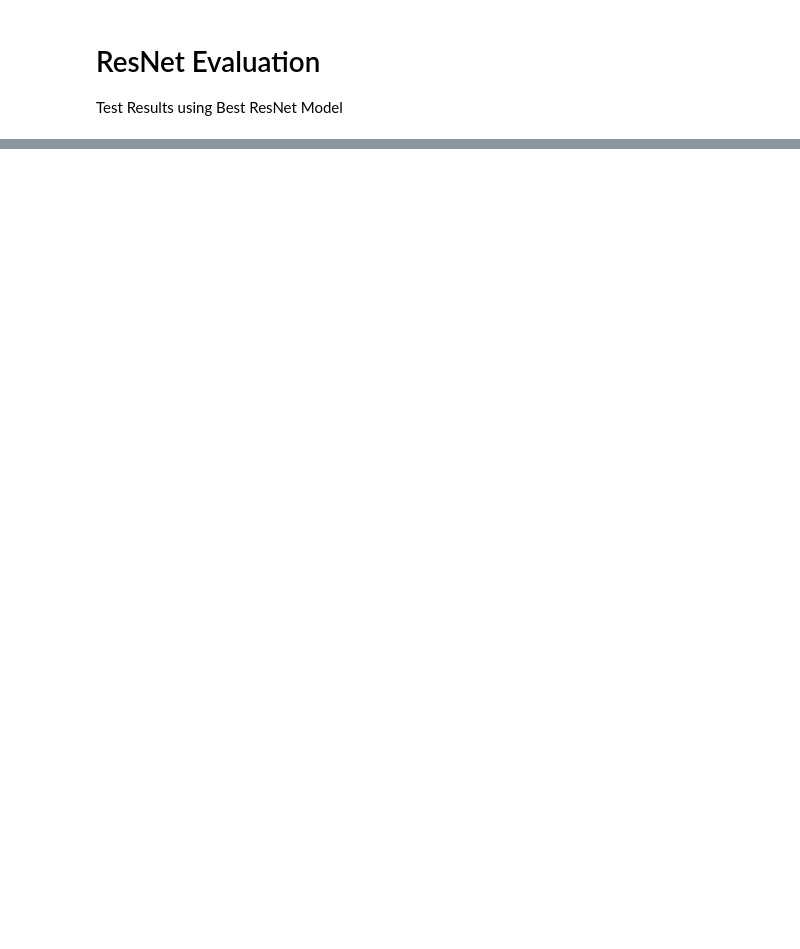
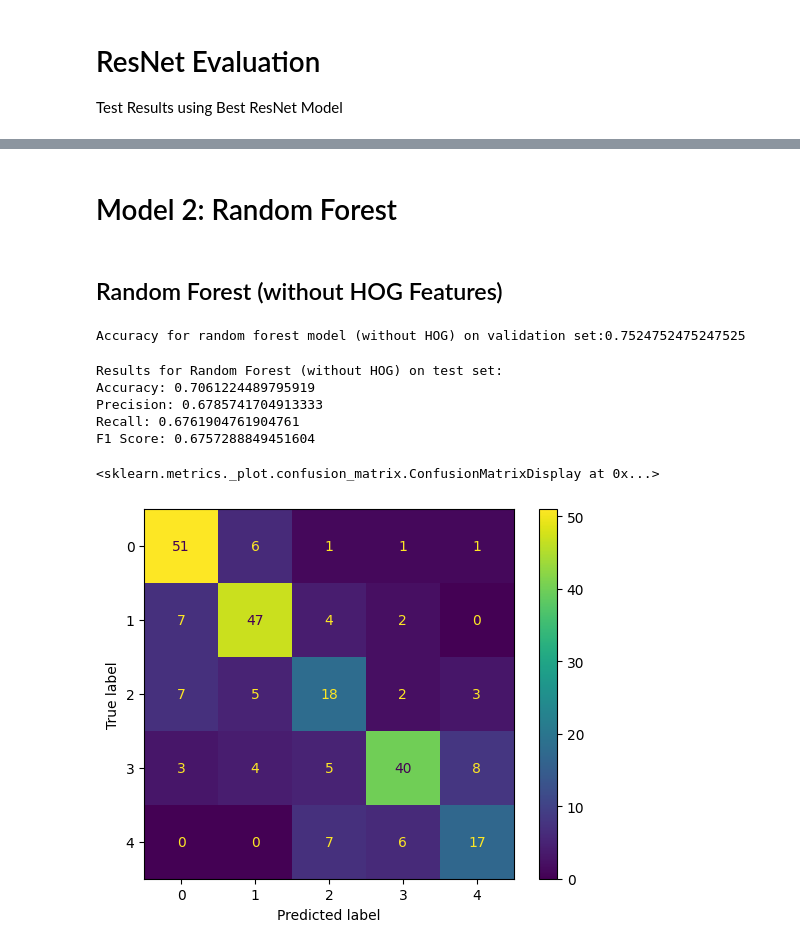
Before and after one commit to jarylongsq/IS4242-project, a Jupyter notebook: collated.ipynb, the cells around one changed output, grey strips where cells are left out. Cells and saved outputs as stored; diff of their text form; code cells hidden in the pictures; blank space fills up the shorter version.

```diff
--- a/collated.ipynb
+++ b/collated.ipynb
@@ -389,0 +352,45 @@ for cat in categories:
+# %% [markdown]
+# Model 2: Random Forest
+# %%
+# Creating splits
+X_tr, X_val, y_tr, y_val = train_test_split(X_train, y_train, random_state=42, test_size=0.2)
+# %% [markdown]
+## Random Forest (without HOG Features)
+# %%
+# Testing on validation set
+rfc = RandomForestClassifier(random_state = 42)
+
+rfc.fit(X_tr, y_tr)
+
+# Predict
+y_val_pred = rfc.predict(X_val)
+
+# Print results
+print("Accuracy for random forest model (without HOG) on validation set:"+str(accuracy_score(y_val, y_val_pred)))
+# %% [output]
+Accuracy for random forest model (without HOG) on validation set:0.7524752475247525
+# %%
+# Testing on test set
+y_pred = rfc.predict(X_test)
+
+# Print results
+accuracy = accuracy_score(y_test, y_pred)
+precision = precision_score(y_test, y_pred, average='macro')
+recall = recall_score(y_test, y_pred, average='macro')
+f1 = f1_score(y_test, y_pred, average='macro')
+conf_matrix = confusion_matrix(y_test, y_pred)
+
+print("Results for Random Forest (without HOG) on test set:")
+print(f"Accuracy: {accuracy}")
+print(f"Precision: {precision}")
+print(f"Recall: {recall}")
+print(f"F1 Score: {f1}")
+ConfusionMatrixDisplay(confusion_matrix=conf_matrix).plot()
+# %% [output]
+Results for Random Forest (without HOG) on test set:
+Accuracy: 0.7061224489795919
+Precision: 0.6785741704913333
+Recall: 0.6761904761904761
+F1 Score: 0.6757288849451604
+<sklearn.metrics._plot.confusion_matrix.ConfusionMatrixDisplay at 0x...>
+[figure, added]
```
Also changed, not shown: parts of 40 cells of this notebook.
